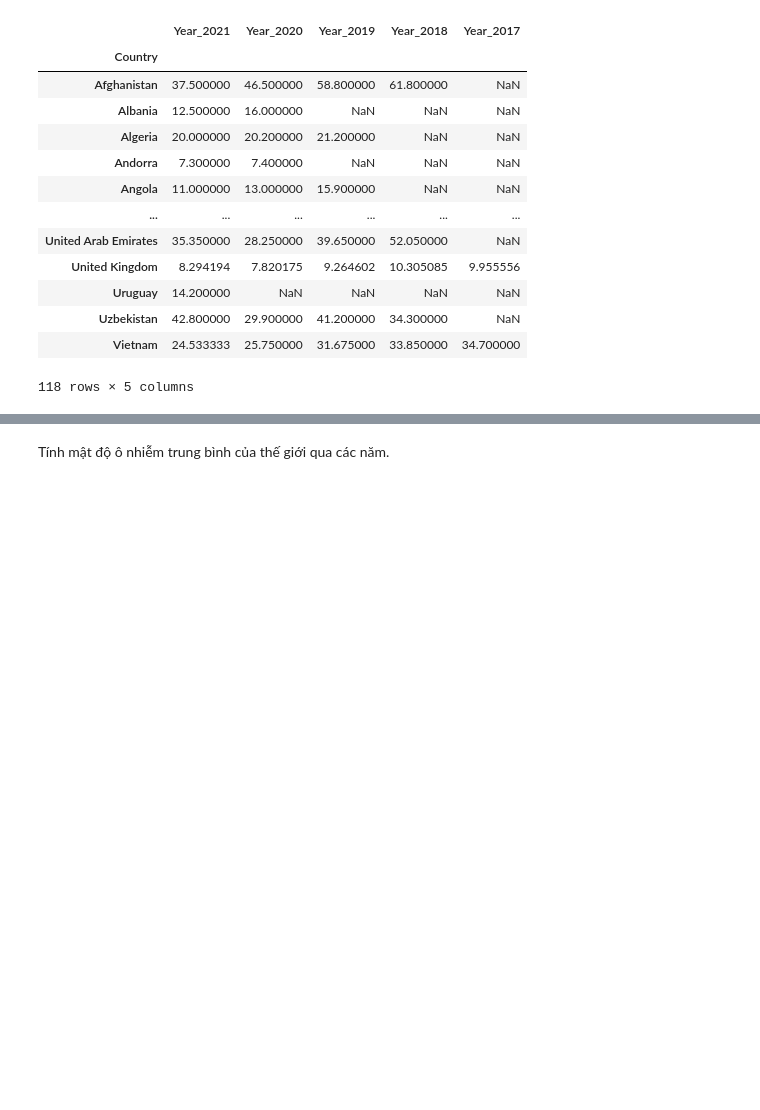
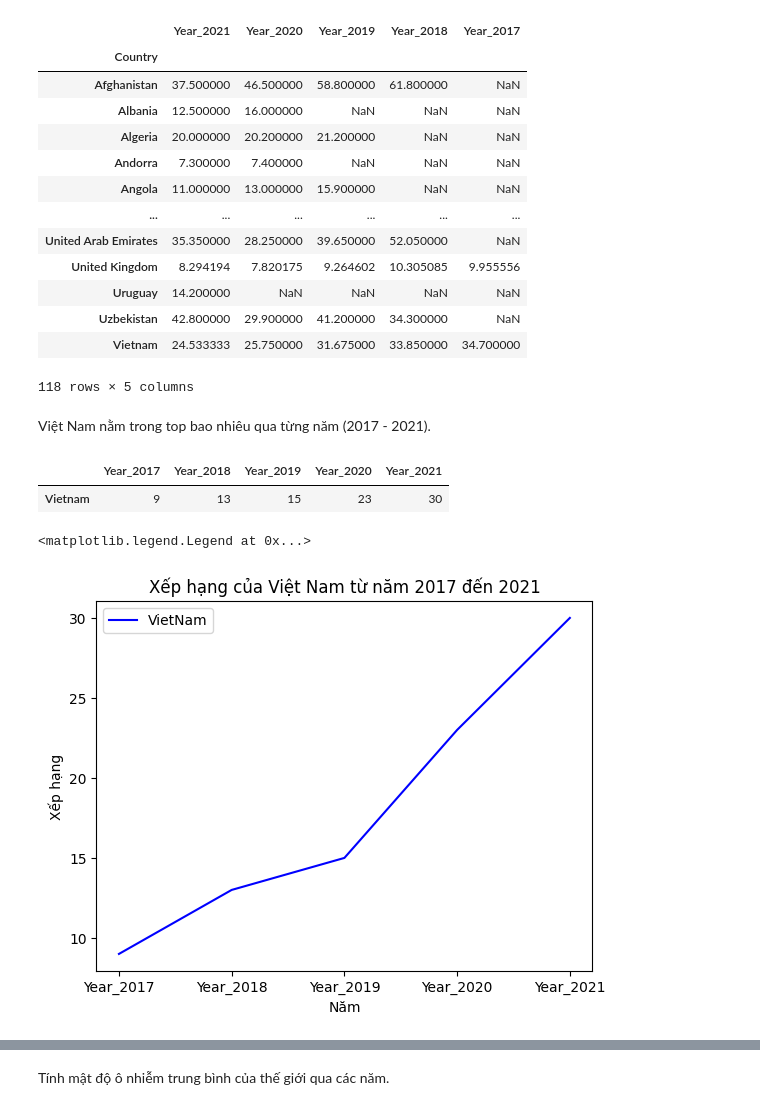
Before and after one commit to yakhimm/NMKHDL_20, a Jupyter notebook: cau2.ipynb, the cells around one changed output, grey strips where cells are left out. Cells and saved outputs as stored; diff of their text form; code cells hidden in the pictures; blank space fills up the shorter version.

```diff
--- a/cau2.ipynb
+++ b/cau2.ipynb
@@ -39,3 +39,35 @@ df_Country
 | Uzbekistan | 42.800000 | 29.900000 | 41.200000 | 34.300000 | NaN |
 | Vietnam | 24.533333 | 25.750000 | 31.675000 | 33.850000 | 34.700000 |
 118 rows × 5 columns
+# %% [markdown]
+Việt Nam nằm trong top bao nhiêu qua từng năm (2017 - 2021).
+# %%
+def get_rank(col):
+    rank_year = df_Country.sort_values(by= col, ascending=False)
+    i = 1
+    while i <= 118:
+       if rank_year.index[i] == 'Vietnam':
+            break
+       i += 1
+    return i
+
+index_info=["Vietnam"]
+dict_info = {}
+for i in df_Country.columns:
+    dict_info[i] = get_rank(i)
+top_Vietnam_df = pd.DataFrame(dict_info, index_info)
+top_Vietnam_df = top_Vietnam_df[['Year_2017', 'Year_2018', 'Year_2019', 'Year_2020', 'Year_2021']]
+top_Vietnam_df
+# %% [output]
+|  | Year_2017 | Year_2018 | Year_2019 | Year_2020 | Year_2021 |
+| Vietnam | 9 | 13 | 15 | 23 | 30 |
+# %%
+top_Vietnam = top_Vietnam_df.T.iloc[:, :5]
+plt.plot(top_Vietnam, color = 'blue', linestyle = '-')
+plt.title('Xếp hạng của Việt Nam từ năm 2017 đến 2021')
+plt.xlabel('Năm')
+plt.ylabel('Xếp hạng')
+plt.legend(['VietNam'])
+# %% [output]
+<matplotlib.legend.Legend at 0x...>
+[figure, added]
```
Also changed, not shown: parts of 2 cells of this notebook.
